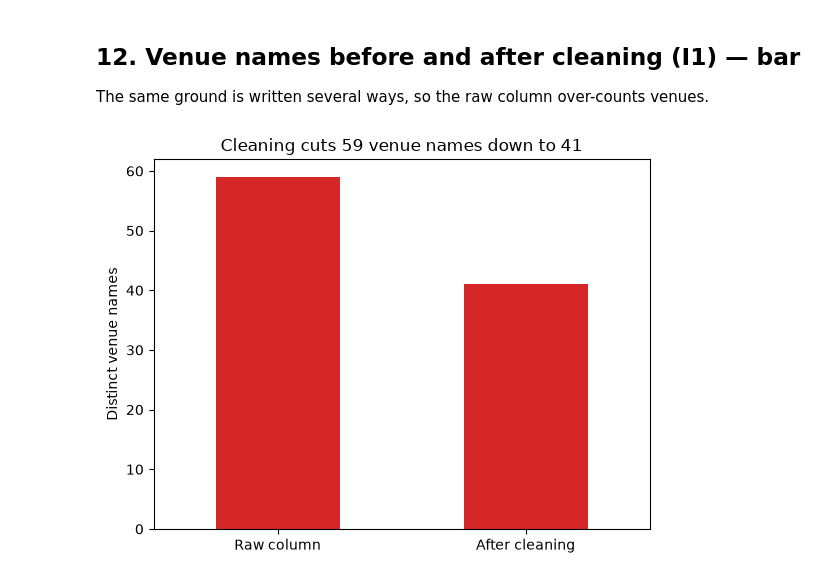
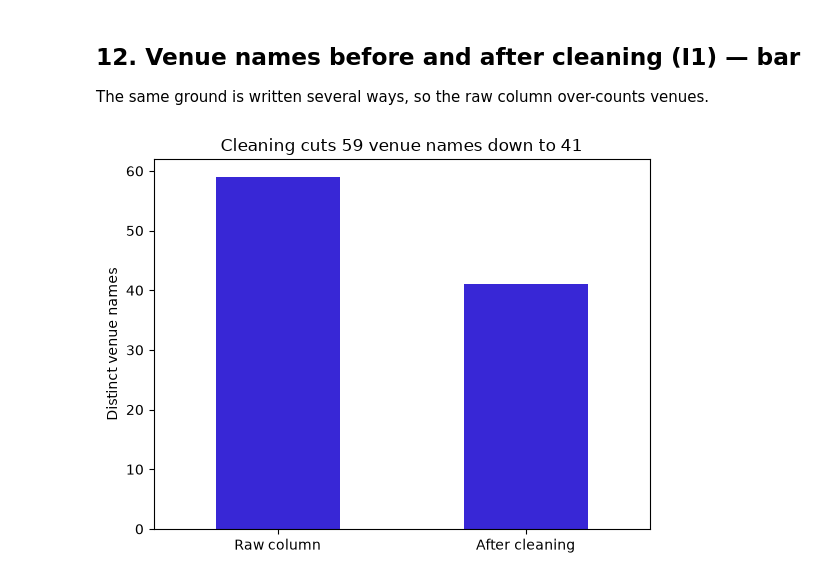
Before and after one commit to dinancsbca25dbi-bot/ipl-cricket-analytics, a Jupyter notebook: notebooks/03_analysis.ipynb, the cells around one changed output. Drawn from its saved outputs; the diff is of its cells as text; code cells hidden in the pictures.

```diff
--- a/notebooks/03_analysis.ipynb
+++ b/notebooks/03_analysis.ipynb
@@ -3381,18 +3436,23 @@ The same ground is written several ways, so the raw column over-counts venues.
 # %%
 df = pd.read_sql("""
     SELECT 'Raw column' AS stage, COUNT(DISTINCT venue) AS venue_count FROM matches
     UNION ALL
     SELECT 'After cleaning',
            COUNT(DISTINCT CASE WHEN INSTR(venue, ',') > 0                         -- name has a city after a comma
                                THEN TRIM(REPLACE(SUBSTR(venue, 1, INSTR(venue, ',') - 1), '.', ' '))
                                ELSE TRIM(REPLACE(venue, '.', ' ')) END)           -- name has no comma
     FROM matches
 """, con, index_col="stage")
-df.plot(kind="bar", rot=0, legend=False, color=["#d62728","#2ca02c"],
+df.plot(kind="bar", rot=0, legend=False, color=["#3827d6","#2ca02c"],
         title="Cleaning cuts 59 venue names down to 41",
         xlabel="", ylabel="Distinct venue names")
 plt.show()
+fig.savefig(
+    FIG_DIR / "venue_cleaning_count_alt.png",
+    dpi=200,
+    bbox_inches="tight"
+)
 # %% [output]
-[figure, old version]
+[figure, new version]
 # %%
 con.close()
```
Also changed, not shown: parts of 11 cells of this notebook, 15 other files.
